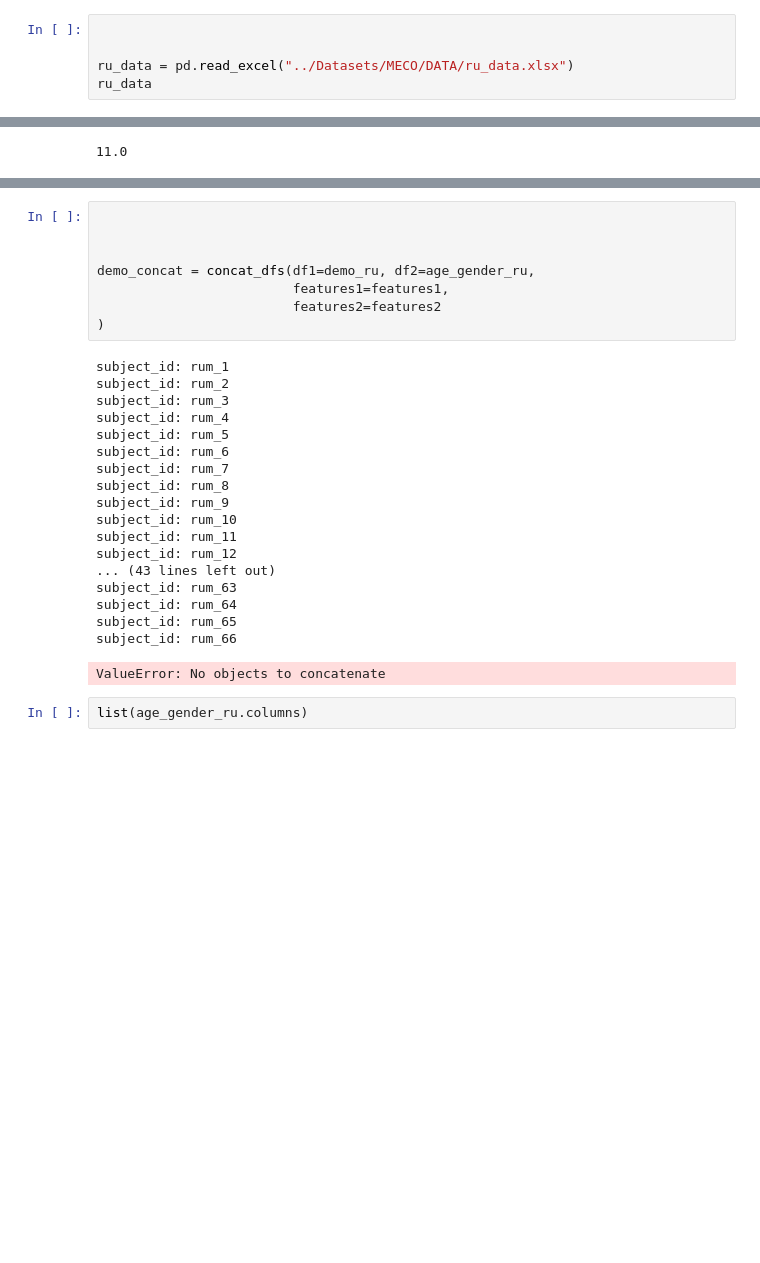
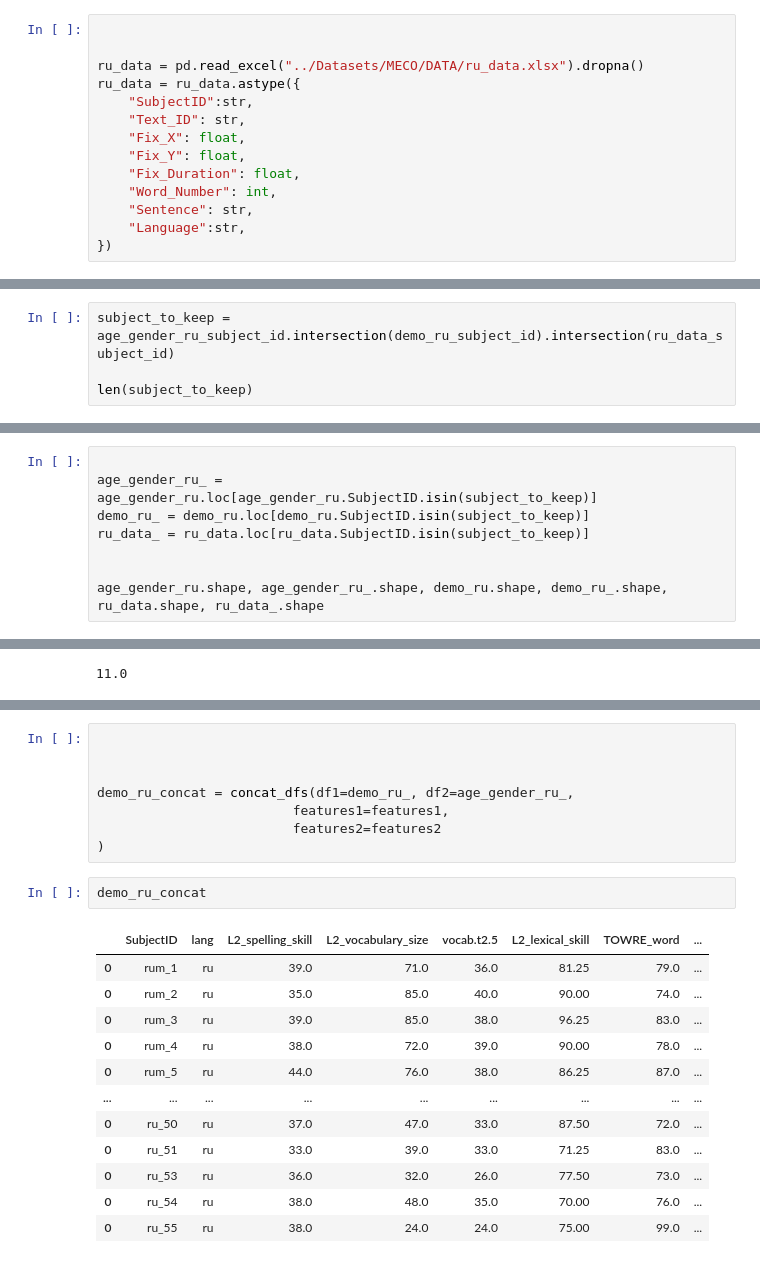
Before and after one commit to mvkairov/meco, a Jupyter notebook: Notebooks/a01_data_warmup.ipynb, the cells around one changed output, grey strips where cells are left out. Drawn from its saved outputs; the diff is of its cells as text; blank space fills up the shorter version.

```diff
--- a/Notebooks/a01_data_warmup.ipynb
+++ b/Notebooks/a01_data_warmup.ipynb
@@ -93,5 +98,14 @@ demo.describe()
 # %%
 
 
-ru_data = pd.read_excel("../Datasets/MECO/DATA/ru_data.xlsx")
-ru_data
+ru_data = pd.read_excel("../Datasets/MECO/DATA/ru_data.xlsx").dropna()
+ru_data = ru_data.astype({
+    "SubjectID":str,
+    "Text_ID": str,
+    "Fix_X": float,
+    "Fix_Y": float,
+    "Fix_Duration": float,
+    "Word_Number": int,
+    "Sentence": str,
+    "Language":str,
+})
@@ -223,0 +225,4 @@ print(
+# %%
+subject_to_keep = age_gender_ru_subject_id.intersection(demo_ru_subject_id).intersection(ru_data_subject_id)
+
+len(subject_to_keep)
@@ -223,0 +231,8 @@ print(
+# %%
+
+age_gender_ru_ = age_gender_ru.loc[age_gender_ru.SubjectID.isin(subject_to_keep)]
+demo_ru_ = demo_ru.loc[demo_ru.SubjectID.isin(subject_to_keep)]
+ru_data_ = ru_data.loc[ru_data.SubjectID.isin(subject_to_keep)]
+
+
+age_gender_ru.shape, age_gender_ru_.shape, demo_ru.shape, demo_ru_.shape, ru_data.shape, ru_data_.shape
@@ -428,28 +375,22 @@ subject_id: ru_56
 
 
 
-demo_concat = concat_dfs(df1=demo_ru, df2=age_gender_ru,
+demo_ru_concat = concat_dfs(df1=demo_ru_, df2=age_gender_ru_,
                          features1=features1,
                          features2=features2
 )
-# %% [output]
-subject_id: rum_1
-subject_id: rum_2
-subject_id: rum_3
-subject_id: rum_4
-subject_id: rum_5
-subject_id: rum_6
-subject_id: rum_7
-subject_id: rum_8
-subject_id: rum_9
-subject_id: rum_10
-subject_id: rum_11
-subject_id: rum_12
-... (43 lines left out)
-subject_id: rum_63
-subject_id: rum_64
-subject_id: rum_65
-subject_id: rum_66
-ValueError: No objects to concatenate
-# %%
-list(age_gender_ru.columns)
+# %%
+demo_ru_concat
+# %% [output]
+|  | SubjectID | lang | L2_spelling_skill | L2_vocabulary_size | vocab.t2.5 | L2_lexical_skill | TOWRE_word | ... |
+| 0 | rum_1 | ru | 39.0 | 71.0 | 36.0 | 81.25 | 79.0 | ... |
+| 0 | rum_2 | ru | 35.0 | 85.0 | 40.0 | 90.00 | 74.0 | ... |
+| 0 | rum_3 | ru | 39.0 | 85.0 | 38.0 | 96.25 | 83.0 | ... |
+| 0 | rum_4 | ru | 38.0 | 72.0 | 39.0 | 90.00 | 78.0 | ... |
+| 0 | rum_5 | ru | 44.0 | 76.0 | 38.0 | 86.25 | 87.0 | ... |
+| ... | ... | ... | ... | ... | ... | ... | ... | ... |
+| 0 | ru_50 | ru | 37.0 | 47.0 | 33.0 | 87.50 | 72.0 | ... |
+| 0 | ru_51 | ru | 33.0 | 39.0 | 33.0 | 71.25 | 83.0 | ... |
+| 0 | ru_53 | ru | 36.0 | 32.0 | 26.0 | 77.50 | 73.0 | ... |
+| 0 | ru_54 | ru | 38.0 | 48.0 | 35.0 | 70.00 | 76.0 | ... |
+| 0 | ru_55 | ru | 38.0 | 24.0 | 24.0 | 75.00 | 99.0 | ... |
```
Also changed, not shown: parts of 33 cells of this notebook.
